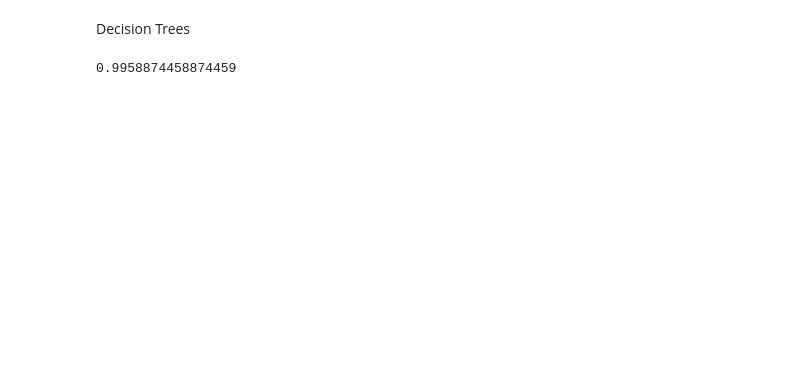
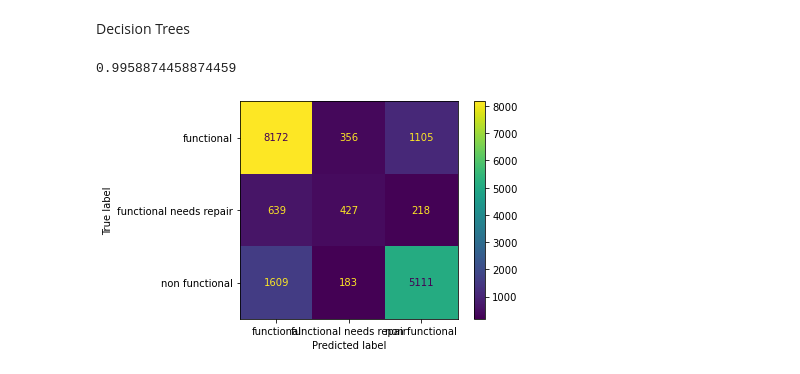
Before and after one commit to OlgertHasko/Tanzanian-Water-Wells, a Jupyter notebook: Madoria's Journal.ipynb, the cells around one changed output. Saved outputs shown, nothing was run; the diff lists cells and outputs as text; code cells hidden in the pictures; blank space fills up the shorter version.

```diff
--- a/Madoria's Journal.ipynb
+++ b/Madoria's Journal.ipynb
@@ -268,0 +319,6 @@ Please also refer to the documentation for alternative solver options:
+# %%
+rs = RandomizedSearchCV(estimator=logreg_model,
+                 param_distributions=parameters,
+                 cv=5)
+# %%
+gs.fit(X_train, y_train)
@@ -268,0 +360,2 @@ Please also refer to the documentation for alternative solver options:
+# %%
+rs.fit(X_train, y_train)
@@ -269,8 +374,8 @@ Please also refer to the documentation for alternative solver options:
 # %%
-parameters = {'penalty': ['l2', 'elasticnet', 'none'],
-          'C': [0.1, 0.5, 1.0],
-          'class_weight': ['dict', 'balanced', 'none']}
+# parameters = {'penalty': ['l2', 'elasticnet', 'none'],
+#           'C': [0.1, 0.5, 1.0],
+#           'class_weight': ['dict', 'balanced', 'none']}
 
-gs_log = GridSearchCV(estimator=LogisticRegression(),
-                 param_grid=parameters,
-                 cv=10)
+# gs_log = GridSearchCV(estimator=logreg_model,
+#                  param_grid={'C':[0.001,.009,0.01,.09,1,5,10,25]},
+#                  cv=5)
@@ -321,6 +423,8 @@ dt_model.score(X_train, y_train)
 # %%
 dt_hat = dt_model.predict(X_test)
 # %%
-plot_confusion_matrix(final_model, X_test, y_test);
+plot_confusion_matrix(dt_model, X_test, y_test);
+# %% [output]
+[figure, added]
 # %%
 print(f"""
```
Also changed, not shown: parts of 16 cells of this notebook.
